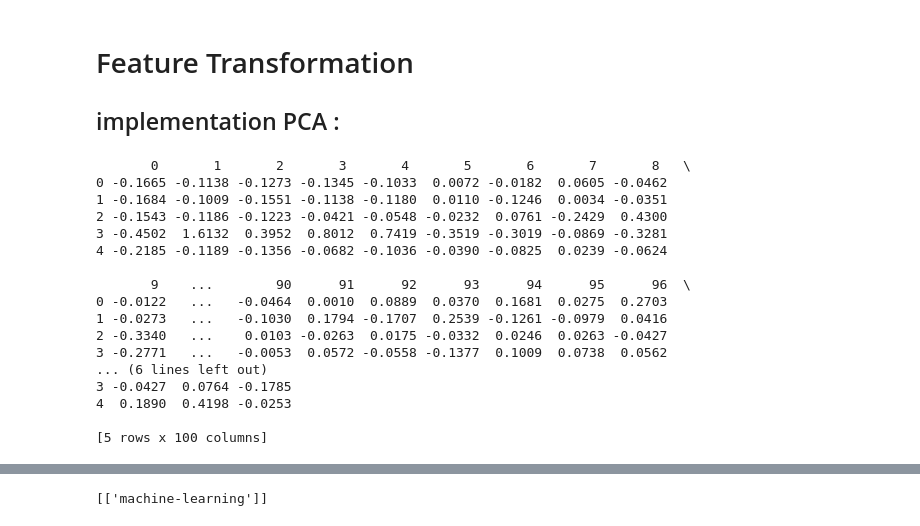
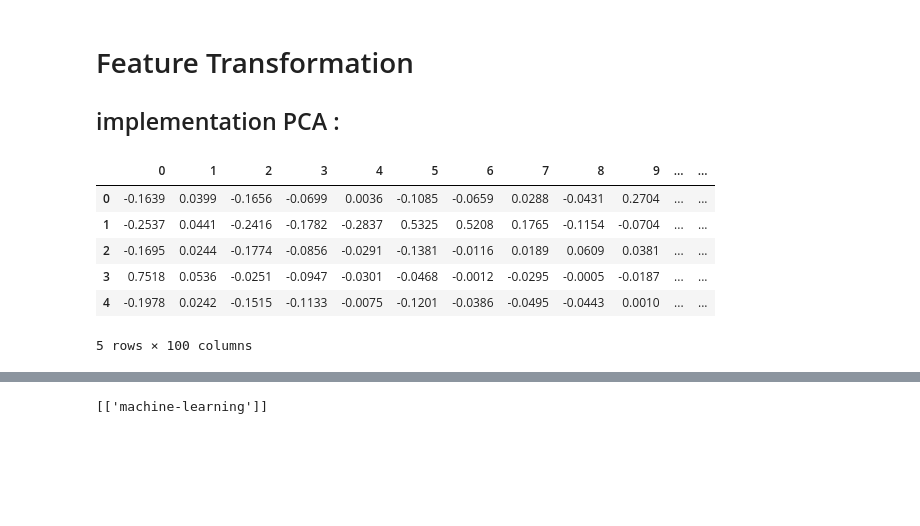
Before and after one commit to pushpendrapratap/Question-Answering-system-, a Jupyter notebook: datascience_model.ipynb, the cells around one changed output, grey strips where cells are left out. Cells and saved outputs as stored; diff of their text form; code cells hidden in the pictures; blank space fills up the shorter version.

```diff
--- a/datascience_model.ipynb
+++ b/datascience_model.ipynb
@@ -65,3 +70,14 @@ class lemmatokenizer(object):
 #         return [self.wnl.lemmatize(t) for t in word_tokenize(doc)]
 # %%
-vect_title = CountVectorizer(max_df=0.5,min_df=5,stop_words='english',tokenizer=lemmatokenizer(),ngram_range=(1,3))
+vect_title = CountVectorizer(max_df=0.5,
+                             min_df=5,
+                             stop_words='english',
+                             tokenizer=lemmatokenizer(),
+                             ngram_range=(1,3))
+
+tfidf_vect_title = TfidfVectorizer(smooth_idf=False,
+                                   max_df=0.5,
+                                   min_df=5,
+                                   stop_words='english',
+                                   tokenizer=lemmatokenizer(),
+                                   ngram_range=(1,3))
@@ -131,31 +145,22 @@ X_title_dtm
 ## implementation PCA :
 # %%
 from sklearn.decomposition import PCA
+
 
 pca = PCA(n_components=100).fit(X_title_dtm.toarray())
 pca_samples = pca.transform(X_title_dtm.toarray())
 
 pca_df = pd.DataFrame(np.round(pca_samples,4))
 
-print (pca_df.head())
+pca_df.head()
 # %% [output]
+|  | 0 | 1 | 2 | 3 | 4 | 5 | 6 | 7 | 8 | 9 | ... | ... |
+| 0 | -0.1639 | 0.0399 | -0.1656 | -0.0699 | 0.0036 | -0.1085 | -0.0659 | 0.0288 | -0.0431 | 0.2704 | ... | ... |
+| 1 | -0.2537 | 0.0441 | -0.2416 | -0.1782 | -0.2837 | 0.5325 | 0.5208 | 0.1765 | -0.1154 | -0.0704 | ... | ... |
+| 2 | -0.1695 | 0.0244 | -0.1774 | -0.0856 | -0.0291 | -0.1381 | -0.0116 | 0.0189 | 0.0609 | 0.0381 | ... | ... |
+| 3 | 0.7518 | 0.0536 | -0.0251 | -0.0947 | -0.0301 | -0.0468 | -0.0012 | -0.0295 | -0.0005 | -0.0187 | ... | ... |
+| 4 | -0.1978 | 0.0242 | -0.1515 | -0.1133 | -0.0075 | -0.1201 | -0.0386 | -0.0495 | -0.0443 | 0.0010 | ... | ... |
-       0       1       2       3       4       5       6       7       8   \
-0 -0.1665 -0.1138 -0.1273 -0.1345 -0.1033  0.0072 -0.0182  0.0605 -0.0462
-1 -0.1684 -0.1009 -0.1551 -0.1138 -0.1180  0.0110 -0.1246  0.0034 -0.0351
-2 -0.1543 -0.1186 -0.1223 -0.0421 -0.0548 -0.0232  0.0761 -0.2429  0.4300
-3 -0.4502  1.6132  0.3952  0.8012  0.7419 -0.3519 -0.3019 -0.0869 -0.3281
-4 -0.2185 -0.1189 -0.1356 -0.0682 -0.1036 -0.0390 -0.0825  0.0239 -0.0624
-
-       9    ...        90      91      92      93      94      95      96  \
-0 -0.0122   ...   -0.0464  0.0010  0.0889  0.0370  0.1681  0.0275  0.2703
-1 -0.0273   ...   -0.1030  0.1794 -0.1707  0.2539 -0.1261 -0.0979  0.0416
-2 -0.3340   ...    0.0103 -0.0263  0.0175 -0.0332  0.0246  0.0263 -0.0427
-3 -0.2771   ...   -0.0053  0.0572 -0.0558 -0.1377  0.1009  0.0738  0.0562
-... (6 lines left out)
-3 -0.0427  0.0764 -0.1785
-4  0.1890  0.4198 -0.0253
-
-[5 rows x 100 columns]
+5 rows × 100 columns
 # %%
 new_df = pd.DataFrame(X_title_dtm.toarray(),columns=vect_title.get_feature_names())
 
```
Also changed, not shown: parts of 51 cells of this notebook, 2 other files.
